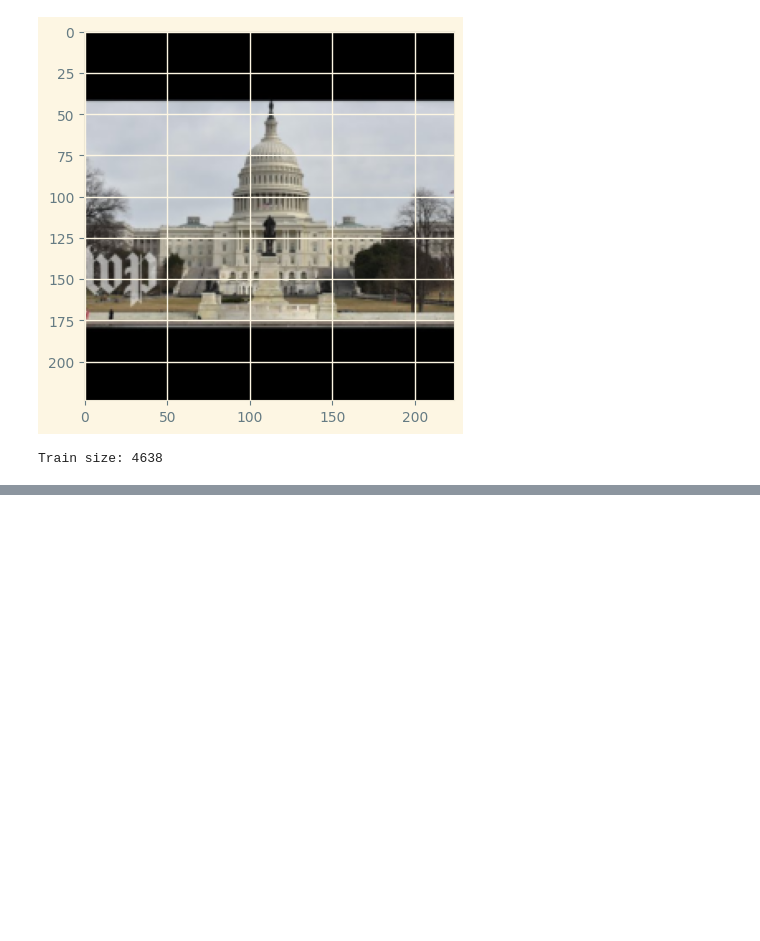
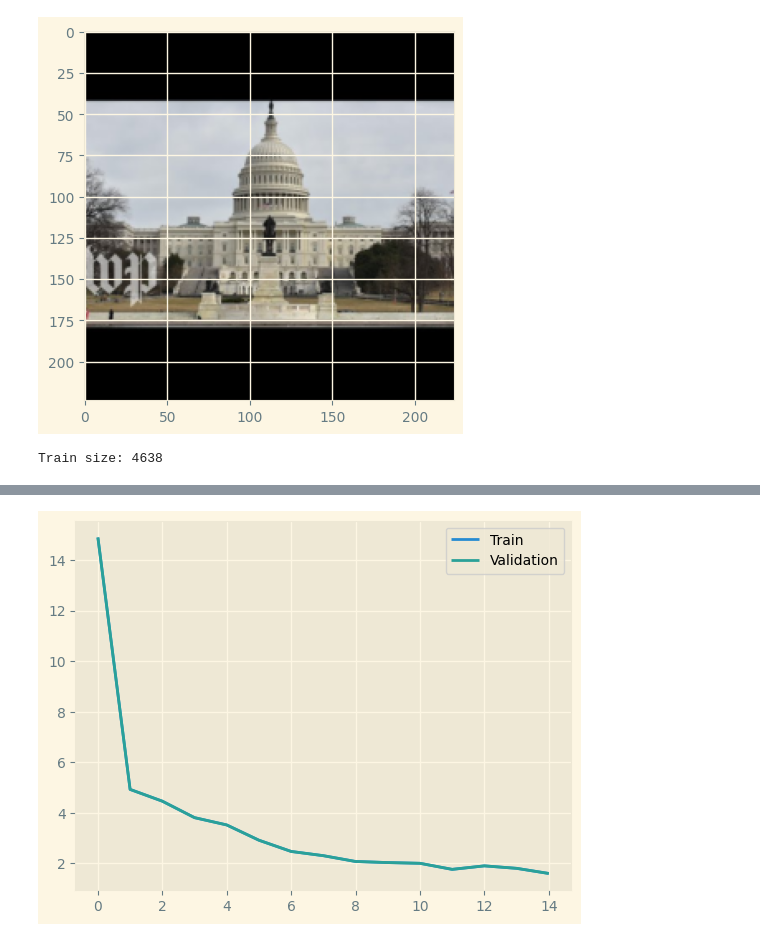
Before and after one commit to fangjunzhou/ttvp, a Jupyter notebook: cv.ipynb, the cells around one changed output, grey strips where cells are left out. Saved outputs shown, nothing was run; the diff lists cells and outputs as text; code cells hidden in the pictures; blank space fills up the shorter version.

```diff
--- a/cv.ipynb
+++ b/cv.ipynb
@@ -108 +108,10 @@ Batch [626 / 1160]
+# %%
+
+plt.plot(train_loss_list)
+plt.plot(test_loss_list)
+plt.legend(["Train", "Validation"])
+
+plt.show()
+# %% [output]
+[figure, added]
 # %%
```
Also changed, not shown: parts of 7 cells of this notebook, 4 other files.
